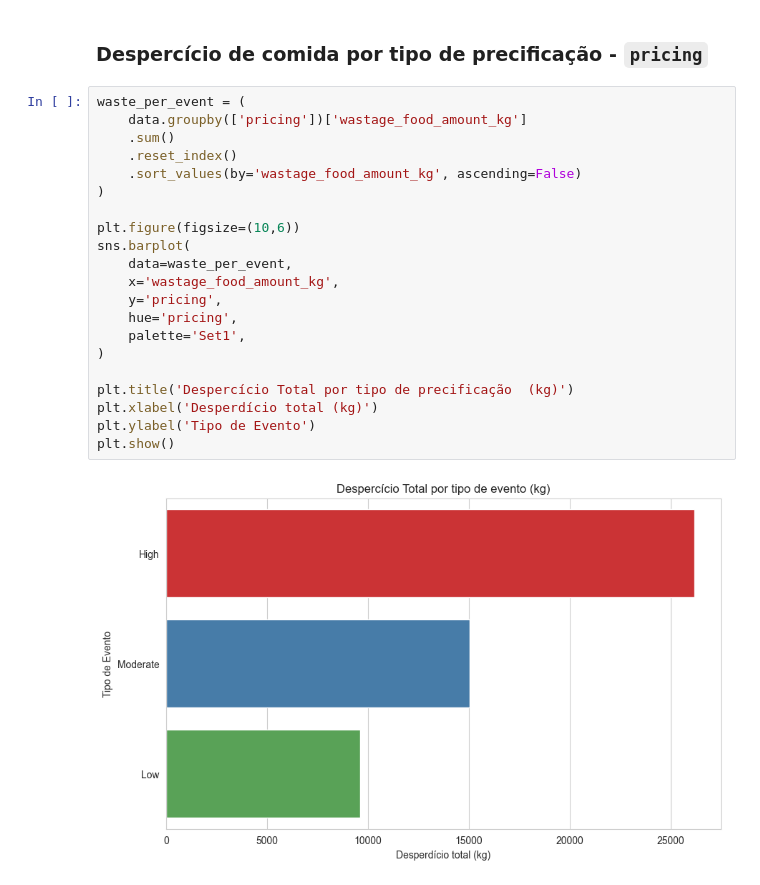
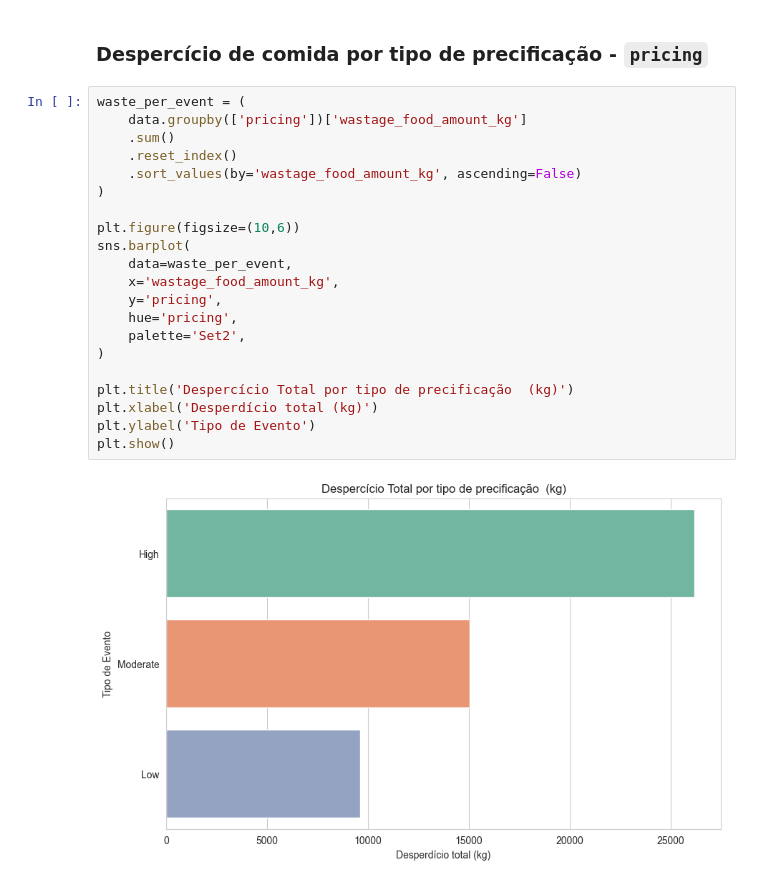
Before and after one commit to A-UTech/analise-exploratoria-cd-2ano, a Jupyter notebook: analise-wastage-food-ofc.ipynb, the cells around one changed output. Drawn from its saved outputs; the diff is of its cells as text.

```diff
--- a/analise-wastage-food-ofc.ipynb
+++ b/analise-wastage-food-ofc.ipynb
@@ -468,23 +509,23 @@ plt.show()
 # %%
 waste_per_event = (
     data.groupby(['pricing'])['wastage_food_amount_kg']
     .sum()
     .reset_index()
     .sort_values(by='wastage_food_amount_kg', ascending=False)
 )
 
 plt.figure(figsize=(10,6))
 sns.barplot(
     data=waste_per_event,
     x='wastage_food_amount_kg',
     y='pricing',
     hue='pricing',
-    palette='Set1',
+    palette='Set2',
 )
 
 plt.title('Despercício Total por tipo de precificação  (kg)')
 plt.xlabel('Desperdício total (kg)')
 plt.ylabel('Tipo de Evento')
 plt.show()
 # %% [output]
-[figure, old version]
+[figure, new version]
```
Also changed, not shown: parts of 7 cells of this notebook.
